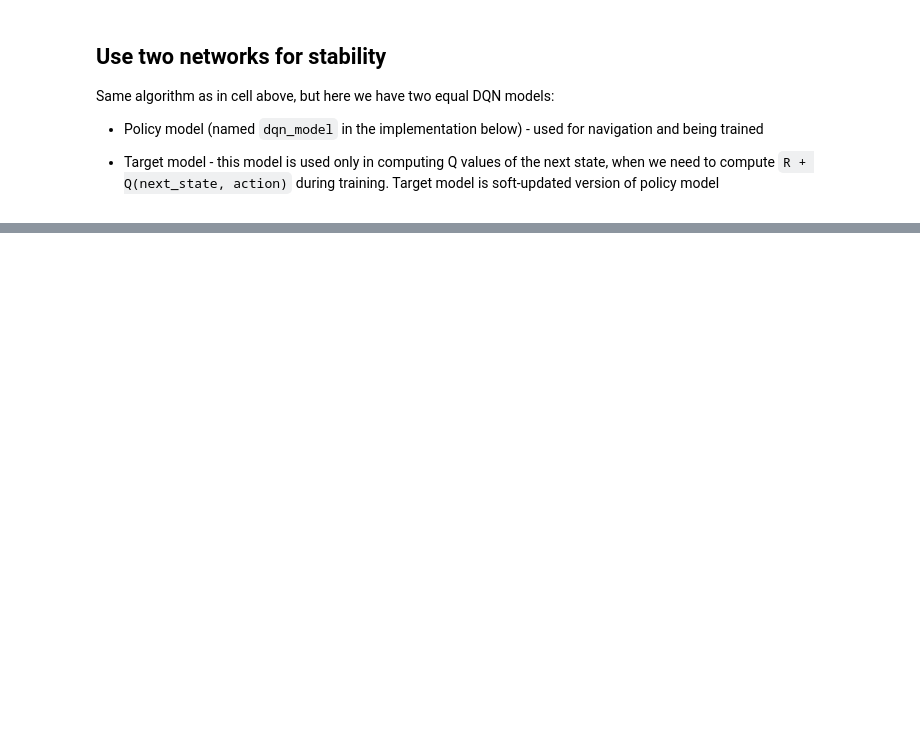
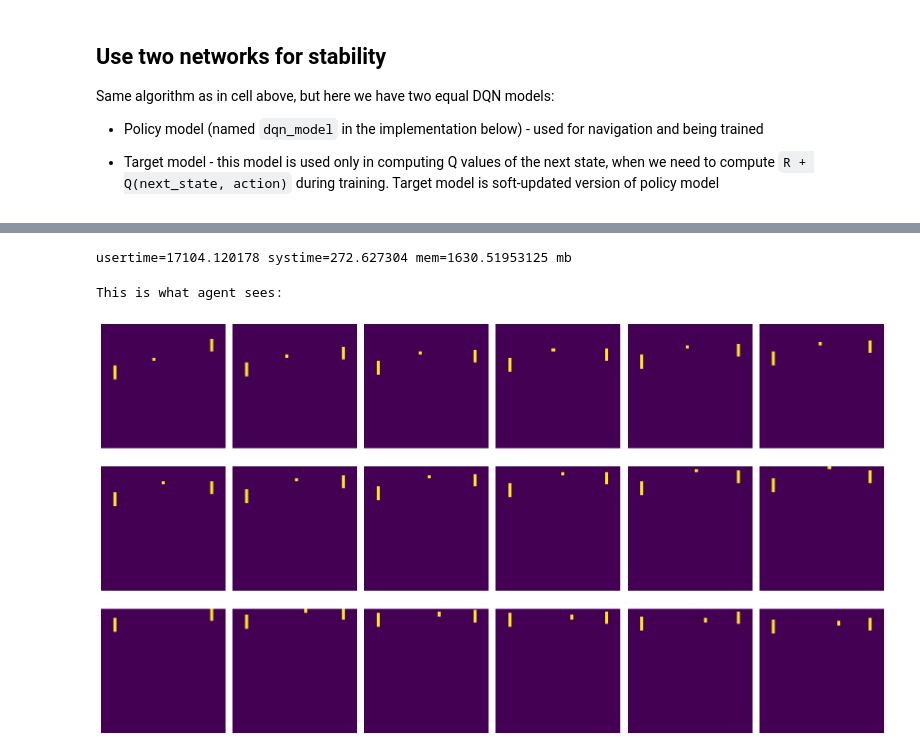
Before and after one commit to omikad/studying-ml, a Jupyter notebook: SuttonBook/09_dqn.ipynb, the cells around one changed output, grey strips where cells are left out. Saved outputs shown, nothing was run; the diff lists cells and outputs as text; code cells hidden in the pictures; blank space fills up the shorter version.

```diff
--- a/SuttonBook/09_dqn.ipynb
+++ b/SuttonBook/09_dqn.ipynb
@@ -430,0 +600,39 @@ Eval: episodes 100, average episode sum rewards 104.94085361382804, std 115.2572
+# %%
+show_usage()
+# %% [output]
+usertime=17104.120178 systime=272.627304 mem=1630.51953125 mb
+# %%
+def show_env_output(env):
+    print("This is what agent sees:")
+
+    ROWS = 3
+    COLS = 6
+
+    fig, ax = plt.subplots(nrows=ROWS, ncols=COLS)
+    fig.set_size_inches(16, 9)
+
+    states = deque(maxlen=ROWS * COLS)
+
+    state, info = env.reset()
+
+    for step_i in range(100):
+        action = np.random.randint(0, env.action_space.n)
+
+        state, reward, terminated, truncated, info = env.step(action)
+        if terminated or truncated:
+            break
+
+        states.append(state)
+
+    for ri in range(ROWS):
+        for ci in range(COLS):
+            obs = states[ri * COLS + ci]
+            ax[ri, ci].imshow(obs)
+            ax[ri, ci].axis('off')
+
+    fig.tight_layout()
+
+show_env_output(env)
+# %% [output]
+This is what agent sees:
+[figure, added]
```
Also changed, not shown: parts of 9 cells of this notebook.
